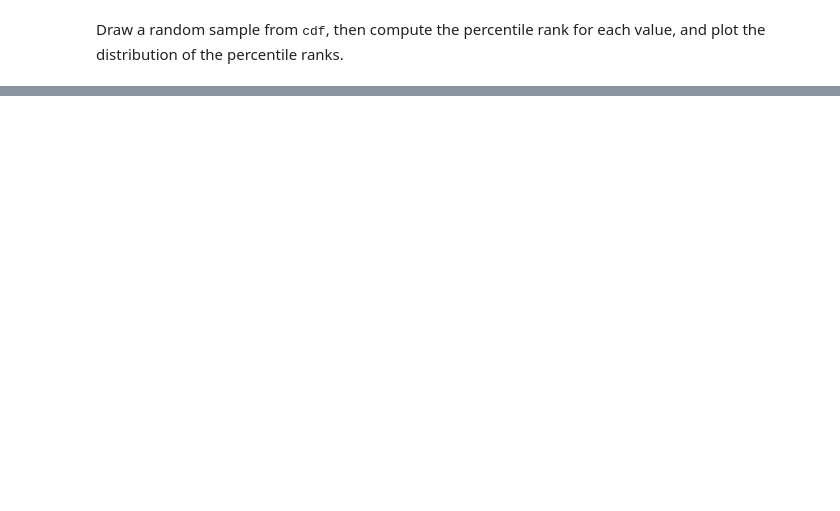
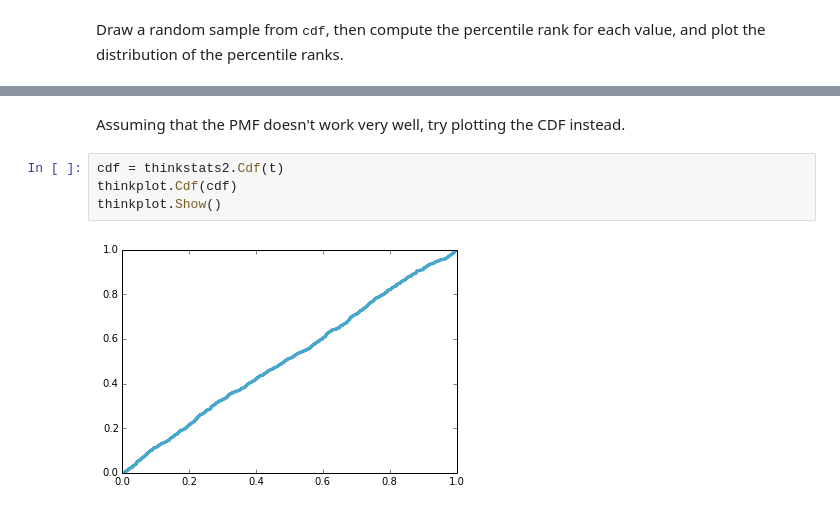
Before and after one commit to AllenDowney/ThinkStats2, a Jupyter notebook: code/chap04ex_soln.ipynb, the cells around one changed output, grey strips where cells are left out. Saved outputs shown, nothing was run; the diff lists cells and outputs as text; blank space fills up the shorter version.

```diff
--- a/code/chap04ex_soln.ipynb
+++ b/code/chap04ex_soln.ipynb
@@ -64,0 +84,8 @@ thinkplot.Show(legend=False)
+# %% [markdown]
+Assuming that the PMF doesn't work very well, try plotting the CDF instead.
+# %%
+cdf = thinkstats2.Cdf(t)
+thinkplot.Cdf(cdf)
+thinkplot.Show()
+# %% [output]
+[figure, added]
```
Also changed, not shown: parts of 13 cells of this notebook, 4 other files.
